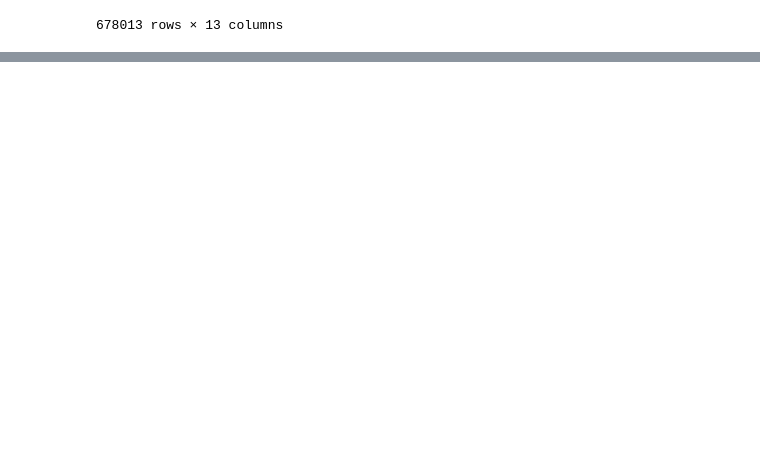
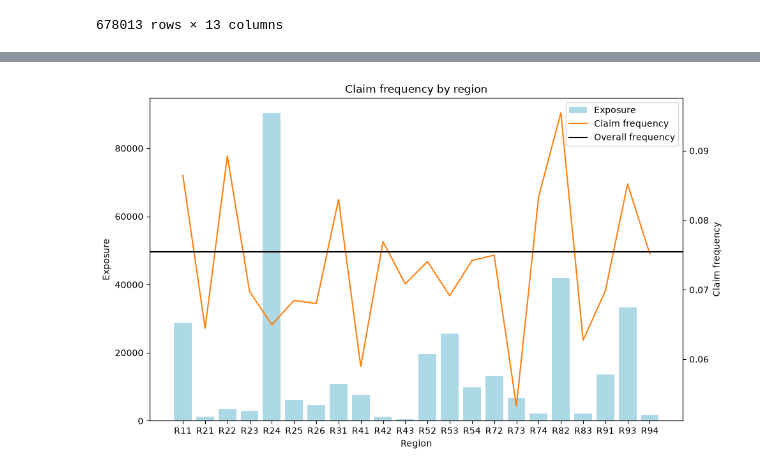
Before and after one commit to ollielloyd412/claims-modelling, a Jupyter notebook: notebooks/tableformatting.ipynb, the cells around one changed output, grey strips where cells are left out. Saved outputs shown, nothing was run; the diff lists cells and outputs as text; code cells hidden in the pictures; blank space fills up the shorter version.

```diff
--- a/notebooks/tableformatting.ipynb
+++ b/notebooks/tableformatting.ipynb
@@ -25,0 +217,31 @@ df
+# %%
+by_region = (
+    df.groupby("Region")
+      .agg(claims=("ClaimNb", "sum"), exposure=("Exposure", "sum"))
+)
+
+by_region["claim_frequency"] = by_region["claims"] / by_region["exposure"]
+
+overall_frequency = df["ClaimNb"].sum() / df["Exposure"].sum()
+
+fig, ax1 = plt.subplots(figsize=(10, 6))
+
+ax1.bar(by_region.index, by_region["exposure"], color="lightblue", label="Exposure")
+ax1.set_xlabel("Region")
+ax1.set_ylabel("Exposure")
+
+ax2 = ax1.twinx()
+ax2.plot(by_region.index, by_region["claim_frequency"], color = "tab:orange", label = "Claim frequency")
+ax2.axhline(overall_frequency, color="black", label = "Overall frequency")
+ax2.set_ylabel("Claim frequency")
+ax1.set_title("Claim frequency by region")
+
+h1, l1 = ax1.get_legend_handles_labels()
+h2, l2 = ax2.get_legend_handles_labels()
+ax1.legend(h1 + h2, l1 + l2, loc="upper right")
+
+plt.tight_layout()
+plt.savefig("../figures/claim_frequency_by_region.png", dpi = 150)
+plt.show()
+# %% [output]
+[figure, added]
```
Also changed, not shown: parts of 10 cells of this notebook, 5 other files.
